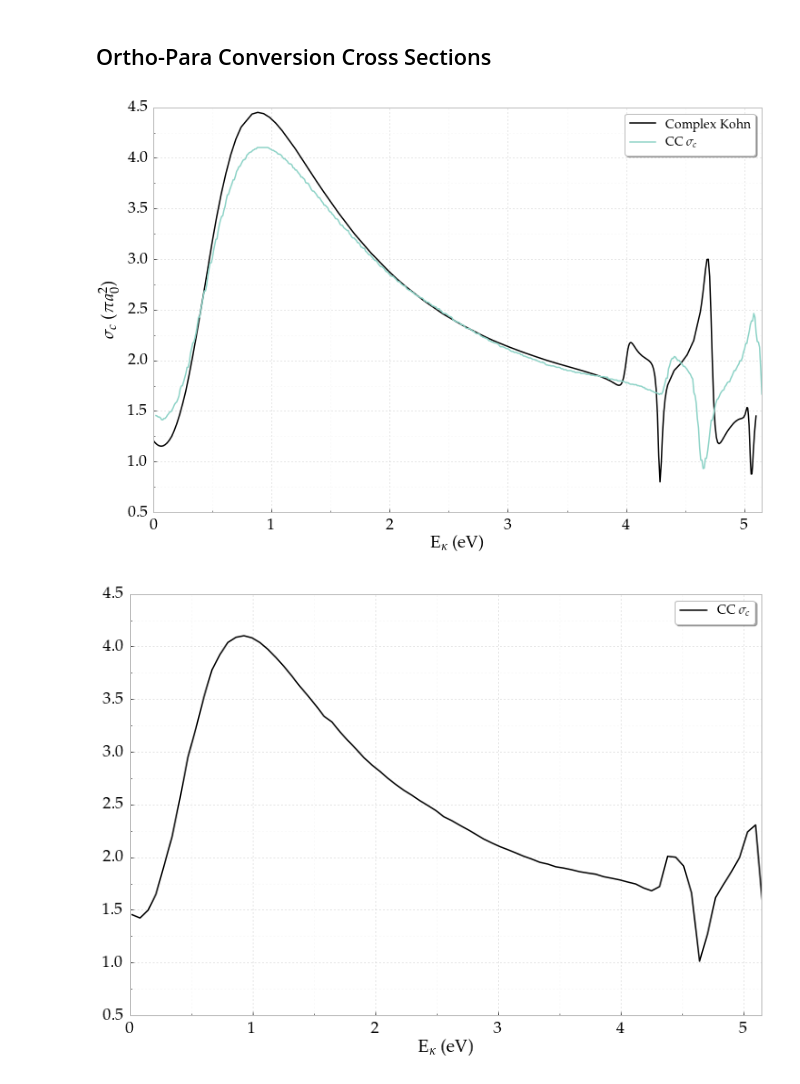
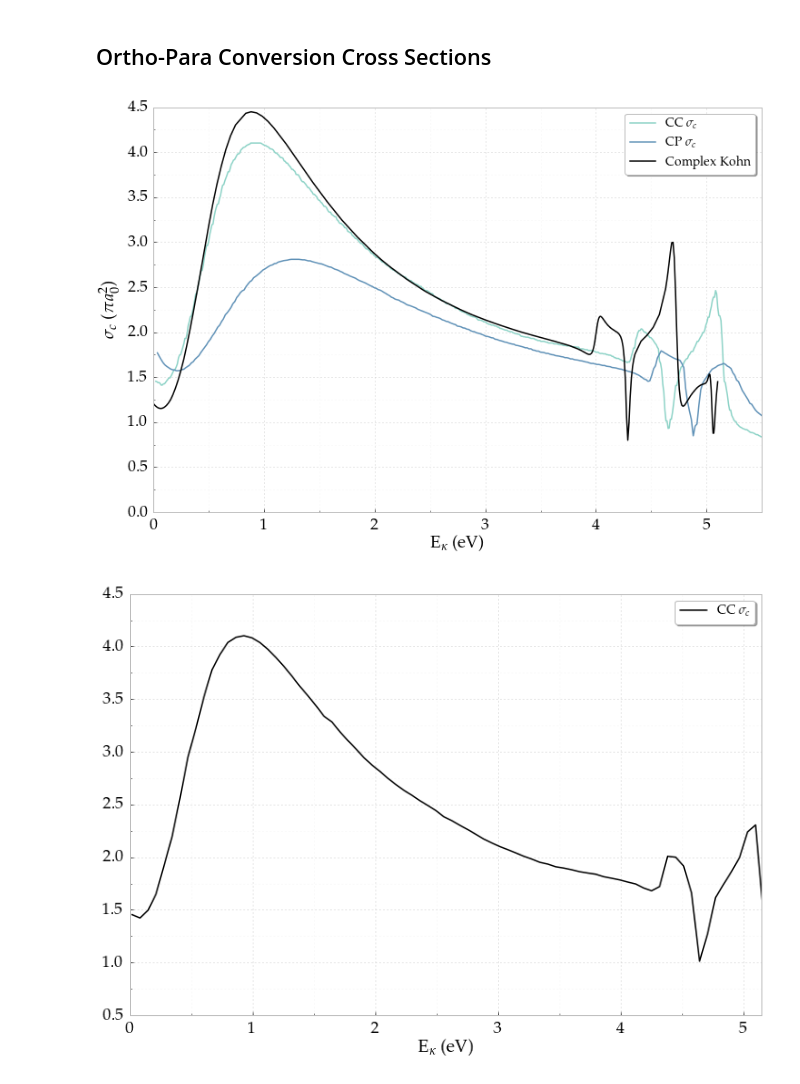
Before and after one commit to DentonW/Papers, a Jupyter notebook: Dissertation/IPython/Dissertation.ipynb, the cells around one changed output. Cells and saved outputs as stored; diff of their text form; code cells hidden in the pictures.

```diff
--- a/Dissertation/IPython/Dissertation.ipynb
+++ b/Dissertation/IPython/Dissertation.ipynb
@@ -763,6 +792,23 @@ For the total cross section, including both the singlet and the triplet states,
 # These are all obtained using CurveSnap
 datanp = numpy.loadtxt('Walters Cross Section.csv', dtype=float, delimiter=',')
 datanpt = np.transpose(datanp)
+dataws = numpy.loadtxt('Walters S-Wave Singlet Cross.csv', dtype=float, delimiter=',')
+datawst = np.transpose(dataws)
+datawp = numpy.loadtxt('Walters P-Wave Singlet Cross.csv', dtype=float, delimiter=',')
+datawpt = np.transpose(datawp)
+datawd = numpy.loadtxt('Walters D-Wave Singlet Cross.csv', dtype=float, delimiter=',')
+datawdt = np.transpose(datawd)
+Walters3SCross = numpy.loadtxt('Walters S-Wave Triplet Cross.csv', dtype=float, delimiter=',')
+Walters3SCross = np.transpose(Walters3SCross)
+Walters3PCross = numpy.loadtxt('Walters P-Wave Triplet Cross.csv', dtype=float, delimiter=',')
+Walters3PCross = np.transpose(Walters3PCross)
+
+BlackwoodH1SCross = numpy.loadtxt('Blackwood H- S-wave Cross.csv', dtype=float, delimiter=',')
+BlackwoodH1SCross = np.transpose(BlackwoodH1SCross)
+BlackwoodH1PCross = numpy.loadtxt('Blackwood H- P-wave Cross.csv', dtype=float, delimiter=',')
+BlackwoodH1PCross = np.transpose(BlackwoodH1PCross)
+BlackwoodH1DCross = numpy.loadtxt('Blackwood H- D-wave Cross.csv', dtype=float, delimiter=',')
+BlackwoodH1DCross = np.transpose(BlackwoodH1DCross)
 
 datanphc = numpy.loadtxt('Hara - Conversion CS.csv', dtype=float, delimiter=',')
 datanpthc = np.transpose(datanphc)
@@ -772,6 +818,9 @@ datanptbc = np.transpose(datanpbc)
 
 datanph = numpy.loadtxt('Hara - Total CS.csv', dtype=float, delimiter=',')
 datanpth = np.transpose(datanph)
+
+datanpc = numpy.loadtxt('Campbell Ortho-Para.csv', dtype=float, delimiter=',')
+datanptc = np.transpose(datanpc)
 # %% [markdown]
 ### Plot Cross Sections
 # %%
@@ -1275,31 +1564,31 @@ pyplot.show()
 # %%
 colors = ('#52423A', "#8dd3c7", '#5F91B7')
 plotsty = ('-', '-', ':')
 
 lmax = 5  # Through the H-wave
 
 pyplot.xlabel(r"${\rm{E}}_{\kappa}$ (eV)")
 pyplot.ylabel(r"$\sigma_c$ ($\pi a_0^2$)")
 
 op_cross = []
 for i in range(np.size(kappasub)):
     k = kappasub[i]
     op = 0
     for l in range(lmax+1):
         op += 1 / (4*k**2) * (2*l+1) * (sin(interp_phase1[l][i] - interp_phase3[l][i]))**2
     op_cross = np.append(op_cross, op)
+
+pyplot.plot(datanptbc[0], datanptbc[1], label=r'CC $\sigma_{c}$', color=colors[1])  #, ls = 'dashed'
+pyplot.plot(datanptc[0], datanptc[1], label=r'CP $\sigma_{c}$', color=colors[2])  #, ls = 'dashed'
 pyplot.plot(ktoE(kappasub), op_cross, '-', marker='.', label=r'Complex Kohn', markersize=0.01, color='black')
 
-line, = pyplot.plot(datanptbc[0], datanptbc[1], label=r'CC $\sigma_{c}$', color=colors[1])  #, ls = 'dashed'
-#line.set_dashes([7, 2, 3, 2])  # 7 points on, 1 point off, 3 points on, 1 point off
-
 pyplot.legend()
-pyplot.xlim([0,5.15])
+pyplot.xlim([0,5.5])
 FixPlot(plt)
 pyplot.savefig("orthopara-cross-sections.pdf", bbox_inches='tight')
 pyplot.show()
 # %% [output]
-[figure, old version]
+[figure, new version]
 # %%
 from scipy.interpolate import spline
 
```
Also changed, not shown: parts of 26 cells of this notebook, 14 other files.
